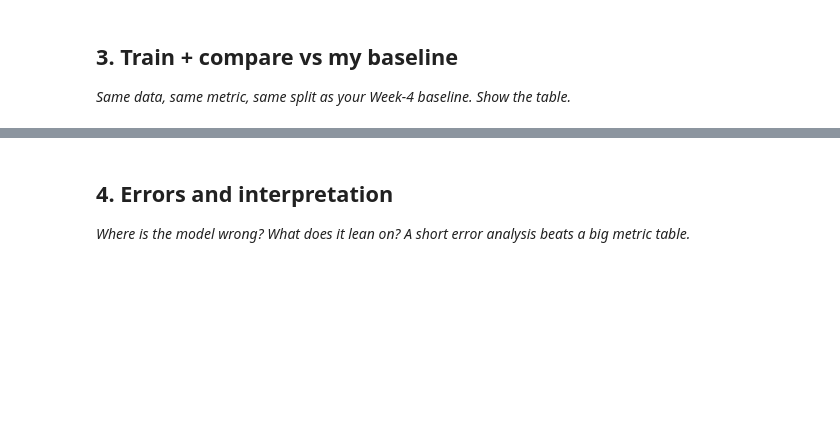
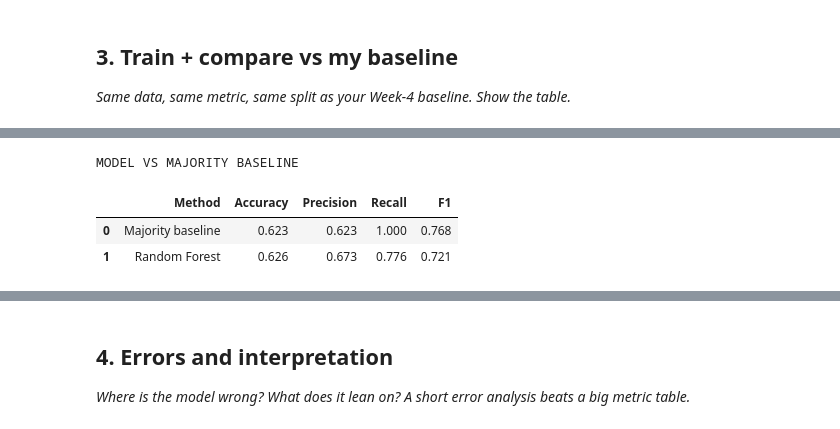
Before and after one commit to Lok997/flyrank-ml-internship, a Jupyter notebook: work/notebooks/w05_model.ipynb, the cells around one changed output, grey strips where cells are left out. Saved outputs shown, nothing was run; the diff lists cells and outputs as text; code cells hidden in the pictures; blank space fills up the shorter version.

```diff
--- a/work/notebooks/w05_model.ipynb
+++ b/work/notebooks/w05_model.ipynb
@@ -29,0 +230,66 @@ This skeleton is yours to fill. Work the sections **in order** — each one has
+# %%
+from sklearn.ensemble import RandomForestClassifier
+from sklearn.dummy import DummyClassifier
+from sklearn.metrics import accuracy_score, precision_score, recall_score, f1_score
+
+# -----------------------------------
+# 1. Majority-class baseline
+# -----------------------------------
+
+baseline_model = DummyClassifier(
+    strategy="most_frequent"
+)
+
+baseline_model.fit(X_train, y_train)
+
+baseline_pred = baseline_model.predict(X_test)
+
+# -----------------------------------
+# 2. Random Forest model
+# -----------------------------------
+
+model = RandomForestClassifier(
+    n_estimators=200,
+    random_state=42,
+    n_jobs=-1,
+    class_weight="balanced"
+)
+
+model.fit(X_train, y_train)
+
+model_pred = model.predict(X_test)
+
+# -----------------------------------
+# 3. Compare
+# -----------------------------------
+
+results = pd.DataFrame({
+    "Method": [
+        "Majority baseline",
+        "Random Forest"
+    ],
+    "Accuracy": [
+        accuracy_score(y_test, baseline_pred),
+        accuracy_score(y_test, model_pred)
+    ],
+    "Precision": [
+        precision_score(y_test, baseline_pred, zero_division=0),
+        precision_score(y_test, model_pred, zero_division=0)
+    ],
+    "Recall": [
+        recall_score(y_test, baseline_pred, zero_division=0),
+        recall_score(y_test, model_pred, zero_division=0)
+    ],
+    "F1": [
+        f1_score(y_test, baseline_pred, zero_division=0),
+        f1_score(y_test, model_pred, zero_division=0)
+    ]
+})
+
+print("MODEL VS MAJORITY BASELINE")
+display(results.round(3))
+# %% [output]
+MODEL VS MAJORITY BASELINE
+|  | Method | Accuracy | Precision | Recall | F1 |
+| 0 | Majority baseline | 0.623 | 0.623 | 1.000 | 0.768 |
+| 1 | Random Forest | 0.626 | 0.673 | 0.776 | 0.721 |
```
Also changed, not shown: parts of 19 cells of this notebook.
